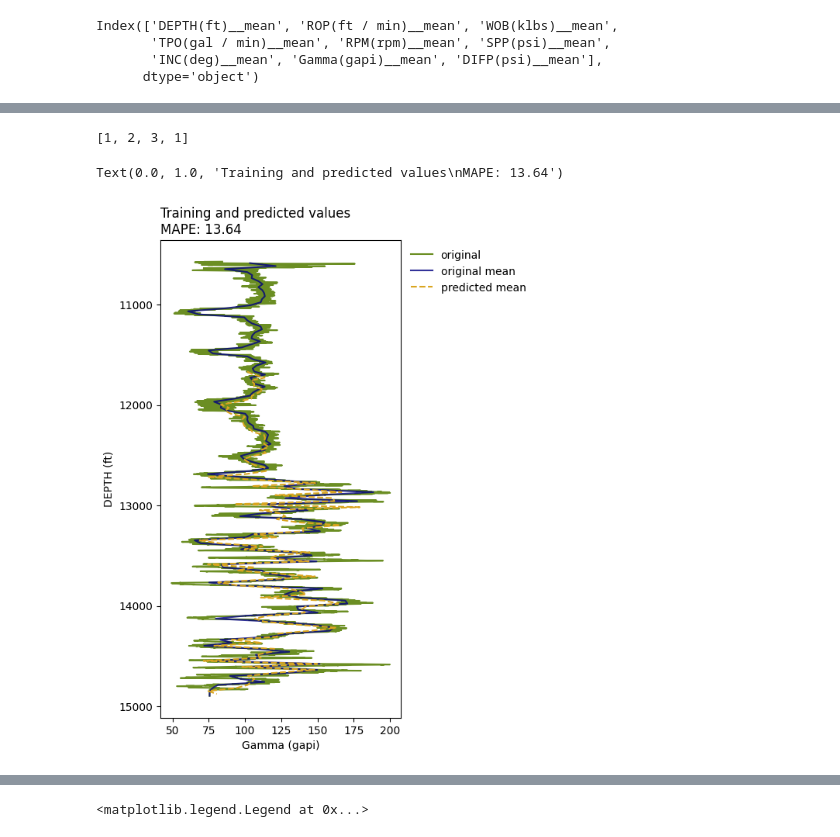
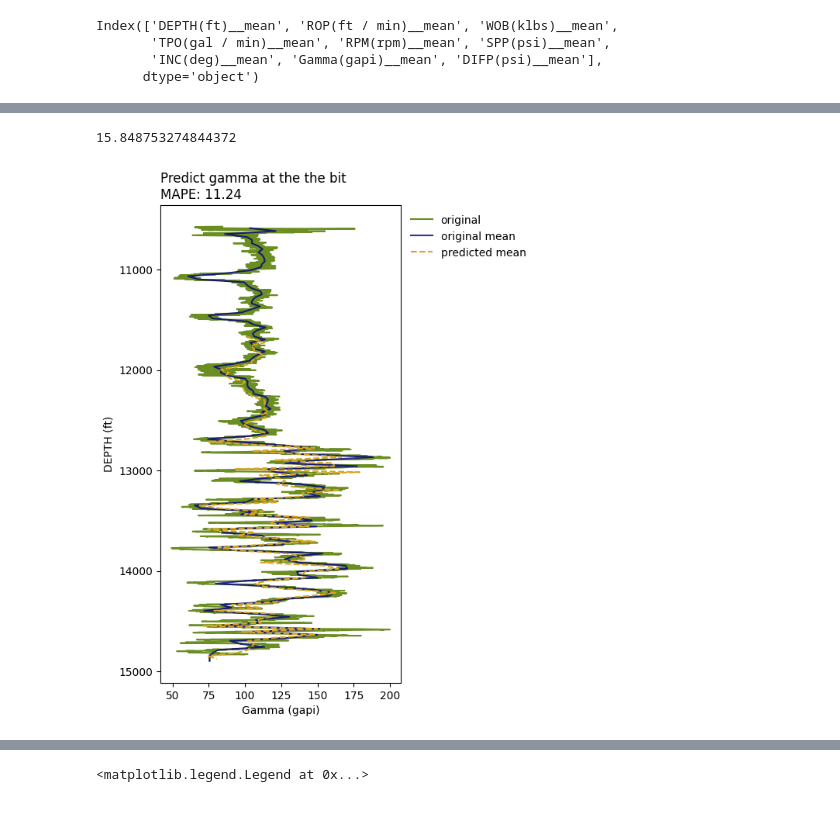
Before and after one commit to savannah-mds/quantico-energy, a Jupyter notebook: EDA/modeling_tests.ipynb, the cells around one changed output, grey strips where cells are left out. Cells and saved outputs as stored; diff of their text form; code cells hidden in the pictures.

Commit message:
cleaned up modeling_tests notebook

```diff
--- a/EDA/modeling_tests.ipynb
+++ b/EDA/modeling_tests.ipynb
@@ -144,10 +132,5 @@ ax.invert_yaxis()
-# %%
-a=[1,2,3]
-a+[1]
-# %% [output]
-[1, 2, 3, 1]
 # %%
-# non-overlapping
+# predict gamma with non-overlapping in 30ft windows  - also can test further windows out via steps variable
 df_res=df_horz_orig[['DEPTH(ft)','Gamma(gapi)']]
 # for col in list(df_features.columns[df_features.columns.str.contains('Gamma')].str.replace('Gamma(gapi)__','')):
 col='mean'
@@ -159,10 +142,10 @@ train, test = X[0:size], X[size:len(X)]
 history = list(train)
 predictions = list()
 # walk-forward validation
-steps=0 ## test predicting values further out
+steps=0## test predicting values further out from bit(step = 1 window)
 prediction_step=[]
 for t in range(len(test)):
-    model = ARIMA(history, order=(5,1,0))
+    model = ARIMA(history, order=(5,1,0)) # ARIMA model parameters not optimized - Proof of concept only
     model_fit = model.fit()
     output = model_fit.forecast()
     yhat = output[0]
@@ -175,46 +158,41 @@ for t in range(len(test)):
             model = ARIMA(history+yhats, order=(5,1,0))
             model_fit = model.fit()
             output = model_fit.forecast()
             yhats.append(output[0])
             if i == (steps-1):
                 prediction_step.append(output[0])
 
 if steps!=0:
     predictions=prediction_step
     a = np.empty(steps)
     a[:] = np.nan
     predictions=list(a)+predictions[:-steps]
 
 # plot forecasts against actual outcomes
 fig,ax=plt.subplots(figsize=(4,8))
 ax.plot(df_horz['Gamma(gapi)'],df_horz['DEPTH(ft)'], color='olivedrab',label='original')
 ax.plot(pd.Series(X),df[f'DEPTH(ft)__{col}'],label=f'original {col}',color='navy',alpha=.8)
 # plt.plot(test)
 predictions=pd.Series(predictions)
 predictions.index=range(len(train),len(train)+len(predictions))
 df[f'pred__{col}']=predictions
 ax.plot(df[f'pred__{col}'],df[f'DEPTH(ft)__{col}'], color='goldenrod',label=f'predicted {col}',alpha=1,linestyle='--')
 ax.set_xlabel('Gamma (gapi)')
 ax.set_ylabel('DEPTH (ft)')
-
 ax.invert_yaxis()
 ax.legend(bbox_to_anchor=(1,1),frameon=False)
+# compare raw value to predicted value
 pred_df=df[df[f'pred__{col}'].notna()]
-raws=pd.DataFrame()
-for i in range(0,pred_df.shape[0]):
-    current_depth=pred_df[f'DEPTH(ft)__mean'].iloc[i]
-    depth=np.concatenate([np.arange(current_depth-15,current_depth,.5),np.arange(current_depth,current_depth+15,.5)])
-    raw=pd.DataFrame(depth,columns=['DEPTH(ft)'])
-    raw[f'pred__{col}']=pred_df[f'pred__{col}'].iloc[i]
-    raws=pd.concat([raws,raw])
-raws['DEPTH(ft)']=raws['DEPTH(ft)']-.25
-pred_df_raw=df_horz_orig[['DEPTH(ft)','Gamma(gapi)']].merge(raws,on='DEPTH(ft)')
-rmse=sqrt(mean_squared_error(pred_df_raw['Gamma(gapi)'], pred_df_raw[f'pred__{col}']))
-per_err=np.abs((pred_df_raw['Gamma(gapi)']-pred_df_raw[f'pred__mean'])/pred_df_raw['Gamma(gapi)'])
+pred_df['DEPTH(ft)__mean']=pred_df['DEPTH(ft)__mean']-.25 ## correct for tsfresh calculation - can fix manually later
+final=df_horz_orig[['DEPTH(ft)','Gamma(gapi)']].merge(pred_df[['DEPTH(ft)__mean','pred__mean']],right_on='DEPTH(ft)__mean',left_on='DEPTH(ft)')
+print(sqrt(mean_squared_error(final['Gamma(gapi)'], final[f'pred__{col}'])))
+per_err=np.abs((final['Gamma(gapi)']-final[f'pred__mean'])/final['Gamma(gapi)'])
 per_err=100*(np.sum(per_err)/len(per_err))
-ax.set_title(f'Training and predicted values\nMAPE: {(np.round(per_err,2))}',loc='left')
+ax.set_title(f'Predict gamma at the the bit\nMAPE: {(np.round(per_err,2))}',loc='left')
+final1=final.drop(columns=['DEPTH(ft)__mean'])
+final1.rename(columns={'pred__mean':'predicted gamma'},inplace=True)
 
-# ax.set_title(f'Training and predicted values\nRMSE: {(np.round(rmse,2))}',loc='left')
+# final1.to_csv(f'results/mean_nonoverlaping_window_predictgamma_30ftahead_ofbit{file_names[0]}.csv')
 # %% [output]
-Text(0.0, 1.0, 'Training and predicted values\nMAPE: 13.64')
+15.848753274844372
-[figure, old version]
+[figure, new version]
```
Also changed, not shown: parts of 14 cells of this notebook, 3 other files.
